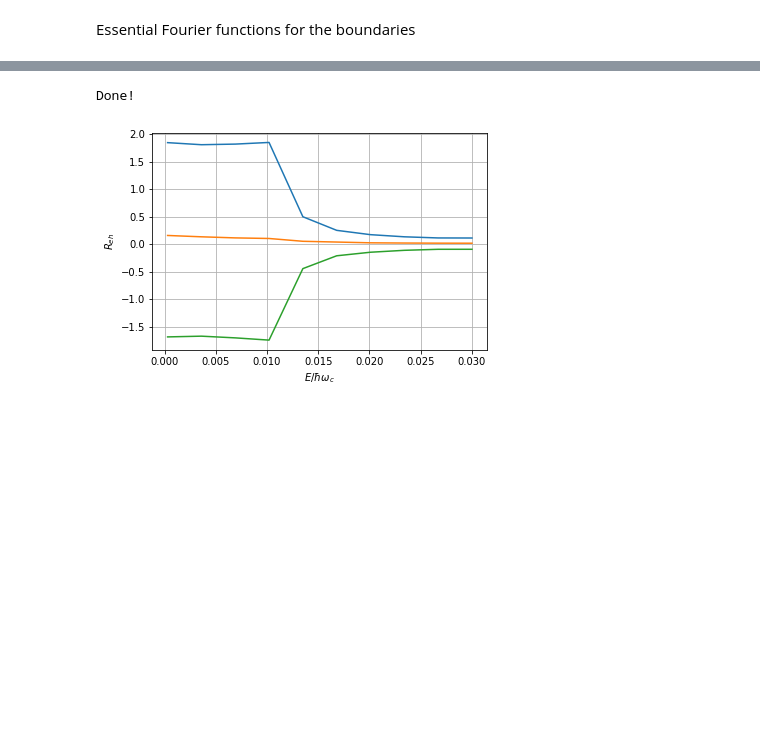
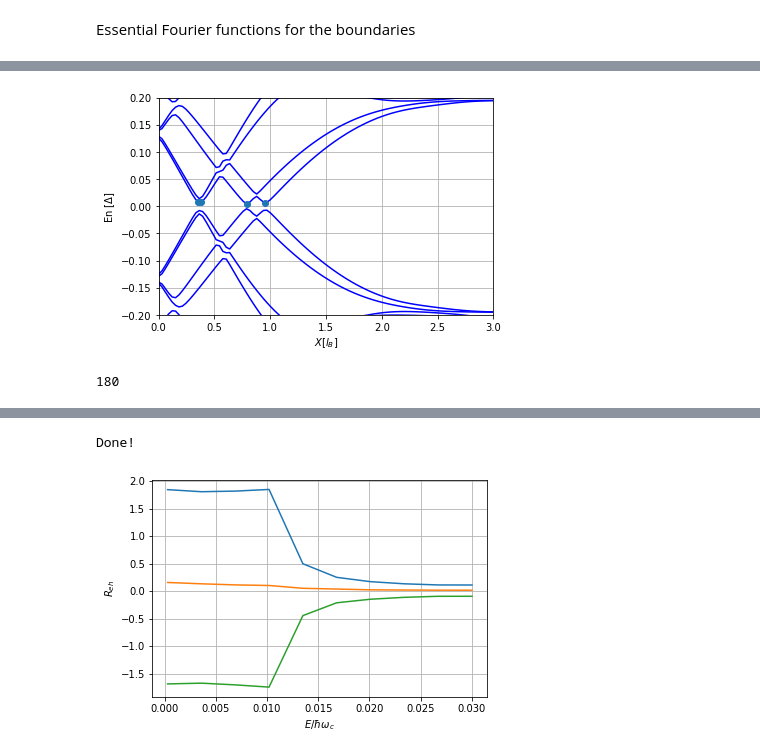
Before and after one commit to hassan-shap/CAR, a Jupyter notebook: TS_Hoppe_Dirac_KKp_eff_theory.ipynb, the cells around one changed output, grey strips where cells are left out. Drawn from its saved outputs; the diff is of its cells as text; code cells hidden in the pictures; blank space fills up the shorter version.

```diff
--- a/TS_Hoppe_Dirac_KKp_eff_theory.ipynb
+++ b/TS_Hoppe_Dirac_KKp_eff_theory.ipynb
@@ -315,19 +361,66 @@ Sample modes are prepared!
 # %%
 plt.figure()
-plt.plot(ky_sw*lB,Ek0.T/hwc,'g')
-Eps_lead=np.kron(np.ones(len(kps_lead)),E_lead)
-Ens_lead=np.kron(np.ones(len(kns_lead)),E_lead)
-# plt.plot(kps_lead,Eps_lead/hwc,'go')
-plt.plot(kns_lead,Ens_lead/hwc,'rv')
+# plt.plot(ky_sw*lB,Ek0.T/hwc,'g')
+# Eps_lead=np.kron(np.ones(len(kps_lead)),E_lead)
+# Ens_lead=np.kron(np.ones(len(kns_lead)),E_lead)
+# # plt.plot(kps_lead,Eps_lead/hwc,'go')
+# plt.plot(kns_lead,Ens_lead/hwc,'rv')
 
 plt.plot(ky_sw*lB,Ek.T/hwc,'b')
-Eps=np.kron(np.ones(len(kps)),E_sample)
-Ens=np.kron(np.ones(len(kns)),E_sample)
-plt.plot(kps,Eps/hwc,'bo')
-plt.plot(kns,Ens/hwc,'bv')
+# Eps=np.kron(np.ones(len(kps)),E_sample)
+# Ens=np.kron(np.ones(len(kns)),E_sample)
+# plt.plot(kps,Eps/hwc,'bo')
+# plt.plot(kns,Ens/hwc,'bv')
+# plt.plot(np.real(kps[0]),(np.imag(kps[0])),'bo')
+plt.plot(kps,Egs/hwc,'o')
+# plt.plot(np.imag(kps[:10]),'bo')
+# plt.plot(np.real(kns),np.imag(kns)/4,'bv')
 
 plt.ylabel(r"En [$\Delta$]")
 plt.xlabel(r"$X[l_B]$")
-plt.ylim(-0.1,0.1)
+plt.ylim(-.2,.2)
+plt.xlim(np.min(ky_sw)*lB,np.max(ky_sw)*lB)
 plt.grid()
-# print(kps_lead)
+# print(kps)
+# i1=np.where(np.abs(np.imag(kps))<0.2)[0]
+# i2=np.where(np.real(kps[i1])>0.6)[0]
+# i3=np.where(np.abs(np.real(kps[i1[i2]]))<0.8)[0]
+# print(kps[i1[i2[i3]]],vps[i1[i2[i3]]])
+# %% [output]
+[figure, added]
+# %%
+# plot k points at minima vs nu
+
+Ls=6*lB
+Lx=8*lB
+Nx=100
+
+D1=0.5*hwc #10*meV
+D2=0.6*hwc #10*meV
+m_n=0.1*hwc
+
+lRx= 1.*hwc
+lRy= 0.*hwc
+lso= 0.*hwc
+gs=0.0*hwc
+gn=0.3*hwc
+
+nu=0.4
+m_sc=3*hwc
+mu_sc=8*hwc
+params=dict(nu=nu, m_n=m_n, mu_sc=mu_sc, m_sc=m_sc, D1=D1, D2=D2,\
+            lRx=lRx, lRy=lRy, lso=lso, gs=gs, gn=gn)
+
+E_sample= 0*hwc
+nu_sw=np.linspace(0.21,1.6,200)
+# nu_sw=np.array([1.0])
+kps=np.zeros((4,len(nu_sw)))
+Egs=np.zeros((4,len(nu_sw)))
+for i_n in range(len(nu_sw)):
+    print(i_n,end='\r')
+    params['nu']=nu_sw[i_n]
+    ks = sample_modes(Nx,Lx,Ls,'evals',E_sample,params)
+    kps[:,i_n] = np.real(ks[0:4])
+    Egs[:,i_n]= system_E_vs_k(Nx,Lx,Ls,kps[:,i_n]/lB,params)[8*Nx,:]
+# %% [output]
+180
```
Also changed, not shown: parts of 10 cells of this notebook, 39 other files.
